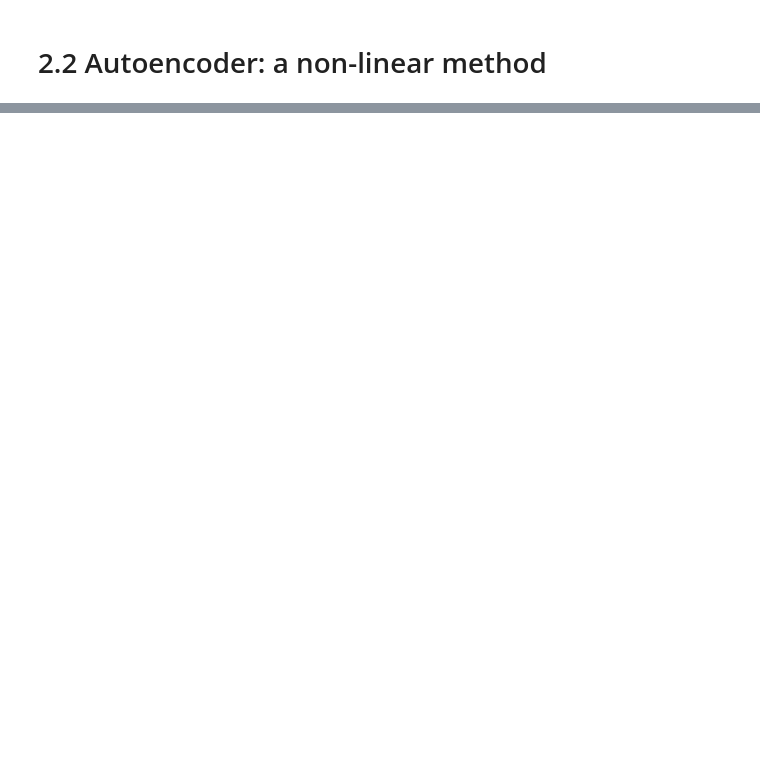
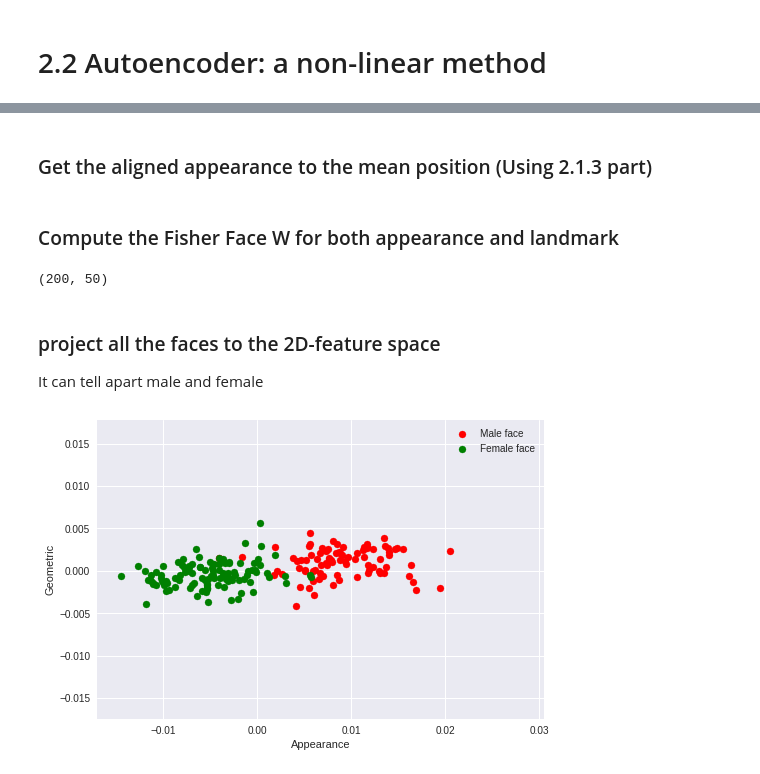
Before and after one commit to Kristytiki/Neural-Network, a Jupyter notebook: Project_1_PCA,_Antuencoder_and_FLD_for_Analyzing_Human_Faces.ipynb, the cells around one changed output, grey strips where cells are left out. Saved outputs shown, nothing was run; the diff lists cells and outputs as text; code cells hidden in the pictures; blank space fills up the shorter version.

```diff
--- a/Project_1_PCA,_Antuencoder_and_FLD_for_Analyzing_Human_Faces.ipynb
+++ b/Project_1_PCA,_Antuencoder_and_FLD_for_Analyzing_Human_Faces.ipynb
@@ -596,0 +1372,7 @@ plot(recons_face,5,10,1,128,128)
+# %%
+X = np.load("/content/drive/My Drive/Colab Notebooks/image_labels.npy")
+y = np.array(list(np.ones(412)) + list(np.zeros(588)))
+X_appear = np.reshape(X[:,:,:,2],(1000,128,128,1))
+X_mat = np.load("/content/drive/My Drive/Colab Notebooks/landmarks_labels (1).npy")
+# %% [markdown]
+### Get the aligned appearance to the mean position (Using 2.1.3 part)
@@ -596,0 +1422,68 @@ plot(recons_face,5,10,1,128,128)
+# %% [markdown]
+### Compute the Fisher Face W for both appearance and landmark
+# %%
+# male is labels as 1 and female is 0
+def proj_(X_train,X_test,K):
+    n,p,q = X_train.shape[0:3]
+    n2 = X_test.shape[0]
+    X = np.reshape(X_train,(n,-1))
+    X_test = np.reshape(X_test,(n2,-1))
+    pca = PCA(n_components=K)
+    X_transformed = pca.fit_transform(X)
+    proj_Xtest = pca.transform(X_test)  # 200*128*128 * 128*128*50 = 200*50
+    return (X_transformed,proj_Xtest)
+def get_mean(X):
+    n,q = X.shape
+    m = np.mean(X, axis=0)
+    return m
+def whin_scatter(X,m):
+    n,p = X.shape
+    tmp = np.reshape(np.zeros(p*p),(p,p))
+    for i in range(n):
+        X_center = np.reshape((X[i]-m),(p,1))
+        tmp += X_center.dot(X_center.T) # 50*50
+    return tmp
+
+def FisherFace(X_train,X_test,K):
+    proj_X,proj_Xtest = proj_(X_train,X_test,K)
+
+    X1 = proj_X[y_train==1]
+    X0 = proj_X[y_train==0]
+
+    m1 = get_mean(X1)
+
+    m0 = get_mean(X0)
+    m1.shape
+
+    S1 = whin_scatter(X1,m1)
+    S1.shape
+    S0 = whin_scatter(X0,m0)
+    # Fisher face
+    W = np.reshape(inv(S1+S0).dot(m1-m0),(K,1))
+    return (W,proj_Xtest)
+W_appear,proj_test_appear = FisherFace(ali_train,ali_test,50)
+
+W_geo,proj_test_landmark = FisherFace(m_train, m_test,10)
+# %% [output]
+(200, 50)
+# %% [markdown]
+### project all the faces to the 2D-feature space
+
+It can tell apart male and female
+# %%
+x1 = np.reshape((W_appear.T).dot(proj_test_appear.T),200)
+x1_male = x1[y_test==1]
+x1_female = x1[y_test==0]
+x2 = np.reshape((W_geo.T).dot(proj_test_landmark.T),200)
+x2_male = x2[y_test==1]
+x2_female = x2[y_test==0]
+# plot
+import matplotlib.pyplot as plt
+plt.scatter(x1_male, x2_male, color='r',label='Male face')
+plt.scatter(x1_female, x2_female, color='g',label='Female face')
+plt.xlabel('Appearance')
+plt.ylabel('Geometric')
+plt.legend()
+plt.show()
+# %% [output]
+[figure, added]
```
Also changed, not shown: parts of 31 cells of this notebook.
